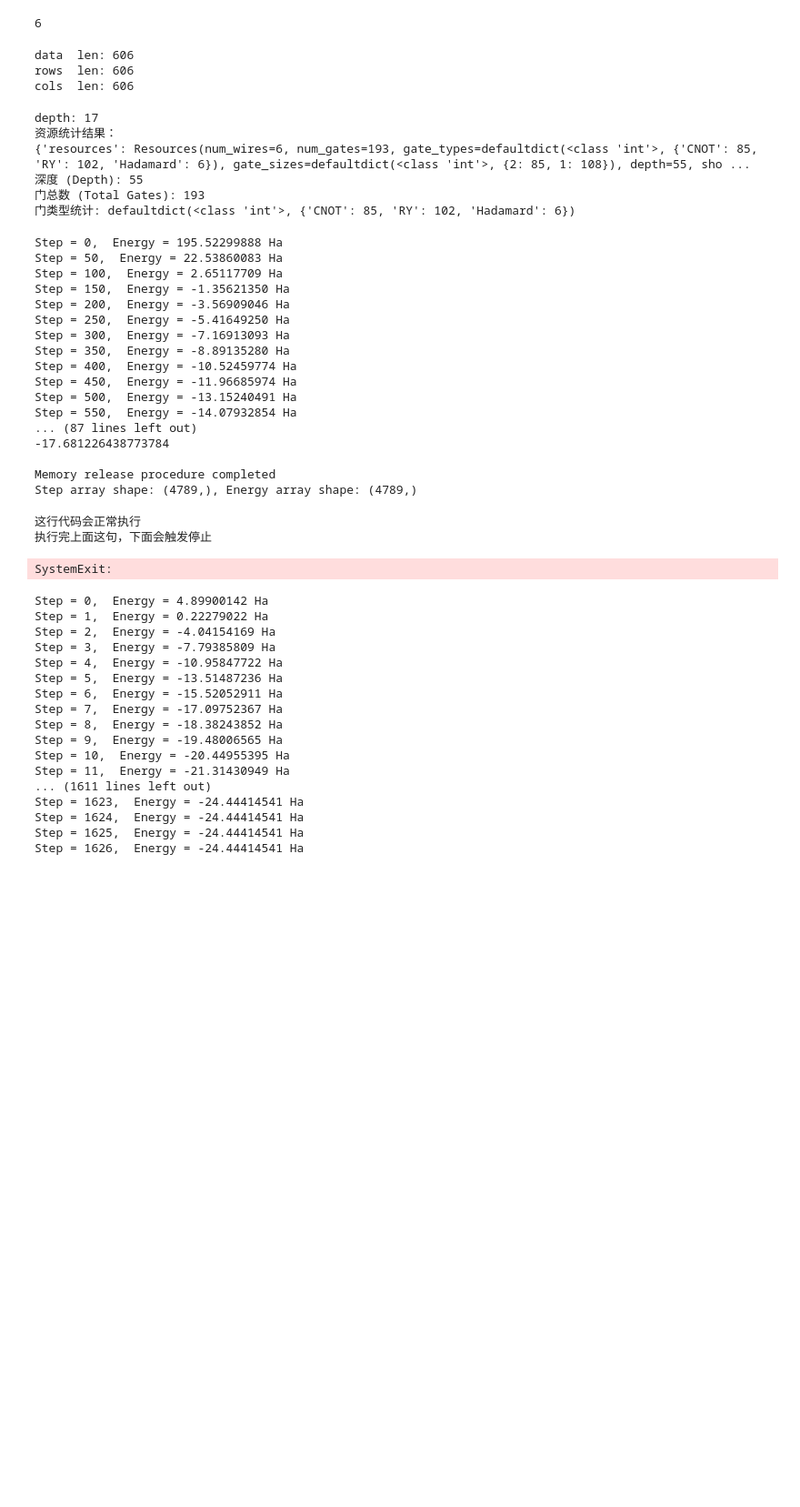
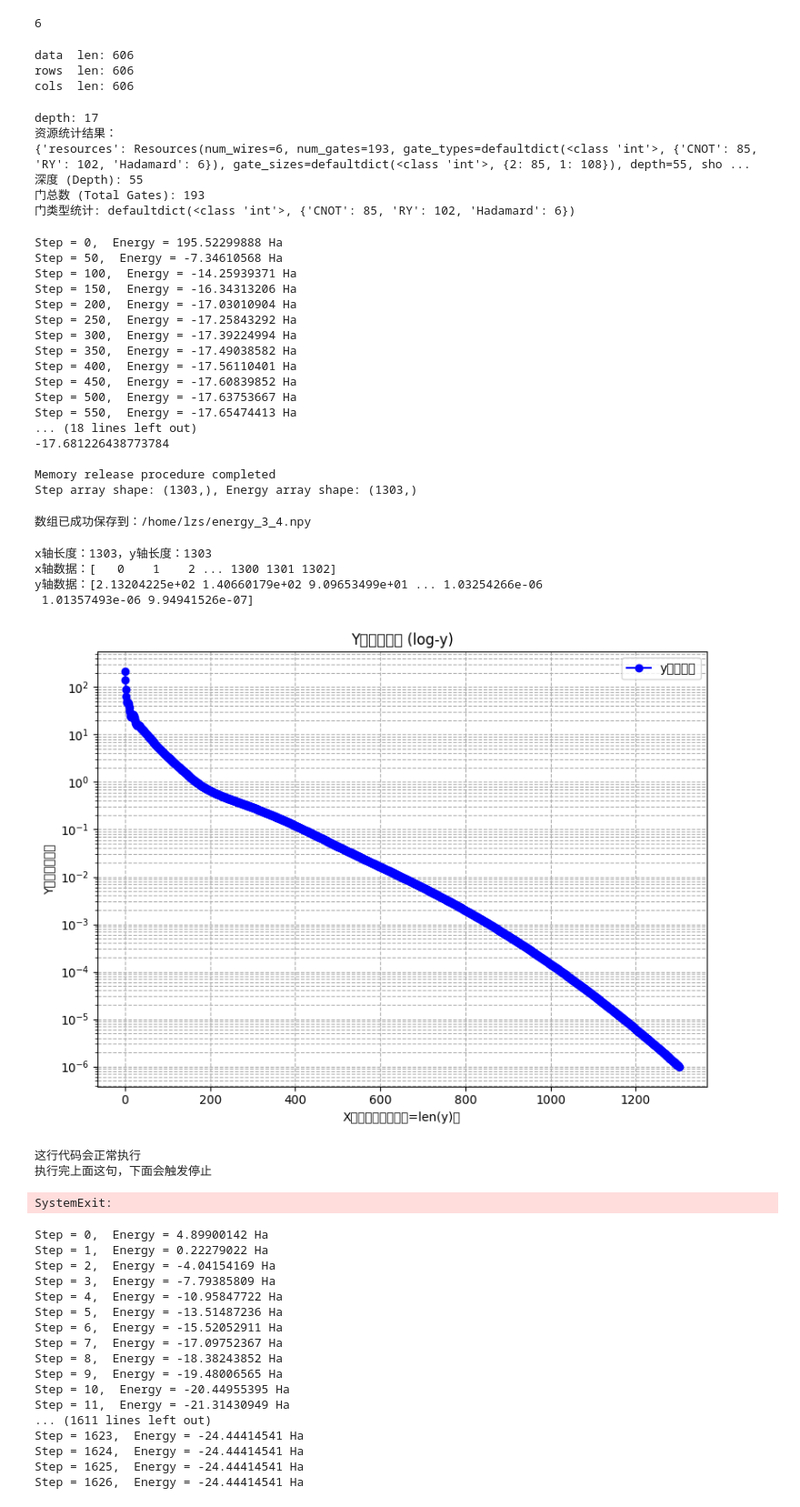
Before and after one commit to ZhushuoLiu/Quantum-computing-for-effective-nuclear-lattice-model, a Jupyter notebook: L=4 N=3.ipynb, the cells around one changed output. Shown at 91% size. Saved outputs shown, nothing was run; the diff lists cells and outputs as text; code cells hidden in the pictures; blank space fills up the shorter version.

```diff
--- a/L=4 N=3.ipynb
+++ b/L=4 N=3.ipynb
@@ -263,7 +263,7 @@ tolerance = 1e-6
 steps = 5000
 
 # 初始化优化器
-opt = optax.adam(learning_rate=0.001)
+opt = optax.adam(learning_rate=0.01)
 opt_state = opt.init(init_params)
 params = init_params
 
@@ -312,22 +312,69 @@ print("\nMemory release procedure completed")
 print(f"Step array shape: {step_array.shape}, Energy array shape: {energy_array.shape}")
 # %% [output]
 Step = 0,  Energy = 195.52299888 Ha
-Step = 50,  Energy = 22.53860083 Ha
-Step = 100,  Energy = 2.65117709 Ha
-Step = 150,  Energy = -1.35621350 Ha
-Step = 200,  Energy = -3.56909046 Ha
-Step = 250,  Energy = -5.41649250 Ha
-Step = 300,  Energy = -7.16913093 Ha
-Step = 350,  Energy = -8.89135280 Ha
-Step = 400,  Energy = -10.52459774 Ha
-Step = 450,  Energy = -11.96685974 Ha
-Step = 500,  Energy = -13.15240491 Ha
-Step = 550,  Energy = -14.07932854 Ha
-... (87 lines left out)
+Step = 50,  Energy = -7.34610568 Ha
+Step = 100,  Energy = -14.25939371 Ha
+Step = 150,  Energy = -16.34313206 Ha
+Step = 200,  Energy = -17.03010904 Ha
+Step = 250,  Energy = -17.25843292 Ha
+Step = 300,  Energy = -17.39224994 Ha
+Step = 350,  Energy = -17.49038582 Ha
+Step = 400,  Energy = -17.56110401 Ha
+Step = 450,  Energy = -17.60839852 Ha
+Step = 500,  Energy = -17.63753667 Ha
+Step = 550,  Energy = -17.65474413 Ha
+... (18 lines left out)
 -17.681226438773784
 
 Memory release procedure completed
-Step array shape: (4789,), Energy array shape: (4789,)
+Step array shape: (1303,), Energy array shape: (1303,)
+# %%
+# 保存数组到/home/lzs/目录，文件名为energy_data.npy（可自定义文件名）
+save_path = '/home/lzs/energy_3_4.npy'
+np.save(save_path, energy_array)
+
+print(f"数组已成功保存到：{save_path}")
+# %% [output]
+数组已成功保存到：/home/lzs/energy_3_4.npy
+# %%
+import matplotlib.pyplot as plt
+import numpy as np
+
+# ---------------------- 1. 定义y数组（替换为你的真实数据） ----------------------
+# 示例y数组：指数增长数据（适合log图展示）
+y = energy_array+17.681226438773784
+# 自动生成x轴数据：长度与y一致，取值为0,1,2,...,len(y)-1
+# 如果需要x从1开始，可改为 x = np.arange(1, len(y)+1)
+x = np.arange(len(y))
+
+# 打印验证：查看x和y的长度是否一致
+print(f"x轴长度：{len(x)}，y轴长度：{len(y)}")
+print(f"x轴数据：{x}")
+print(f"y轴数据：{y}")
+
+# ---------------------- 2. 绘制log图（适配自动生成的x） ----------------------
+plt.figure(figsize=(8, 6))
+
+# 子图1：仅y轴对数坐标（最常用）
+
+plt.plot(x, y, color='blue', marker='o', label='y数组数据')  # 加marker更易看数据点
+plt.yscale('log')  # y轴设为对数坐标
+plt.title('Y轴对数坐标 (log-y)')
+plt.xlabel('X（自动生成，长度=len(y)）')
+plt.ylabel('Y（对数坐标）')
+plt.grid(True, which="both", ls="--")
+plt.legend()
+
+
+
+plt.tight_layout()
+plt.show()
+# %% [output]
+x轴长度：1303，y轴长度：1303
+x轴数据：[   0    1    2 ... 1300 1301 1302]
+y轴数据：[2.13204225e+02 1.40660179e+02 9.09653499e+01 ... 1.03254266e-06
+ 1.01357493e-06 9.94941526e-07]
+[figure, added]
 # %%
 print("这行代码会正常执行")
 print("执行完上面这句，下面会触发停止")
```
Also changed, not shown: 7 other files.
